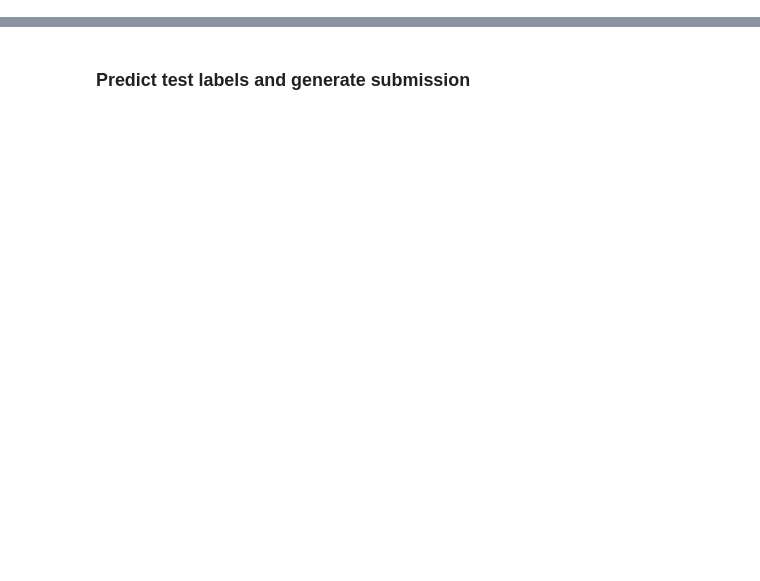
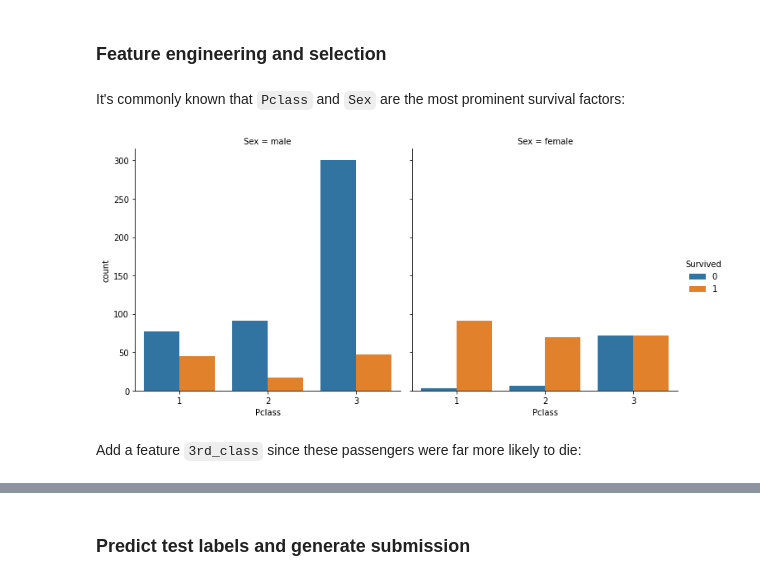
Before and after one commit to alankrantas/colab-python-cookbooks, a Jupyter notebook: kaggle/titanic_flaml.ipynb, the cells around one changed output, grey strips where cells are left out. Cells and saved outputs as stored; diff of their text form; code cells hidden in the pictures; blank space fills up the shorter version.

````diff
--- a/kaggle/titanic_flaml.ipynb
+++ b/kaggle/titanic_flaml.ipynb
@@ -71,0 +70,14 @@ Combine family numbers, categorical encoding, and drop N/A data.
+# %% [markdown]
+### Feature engineering and selection
+# %% [markdown]
+It's commonly known that ```Pclass``` and ```Sex``` are the most prominent survival factors:
+# %%
+import seaborn as sns
+import matplotlib.pyplot as plt
+
+sns.catplot(kind='count', data=train, x='Pclass', col='Sex', hue='Survived')
+plt.show()
+# %% [output]
+[figure, added]
+# %% [markdown]
+Add a feature ```3rd_class``` since these passengers were far more likely to die:
````
Also changed, not shown: parts of 100 cells of this notebook.
